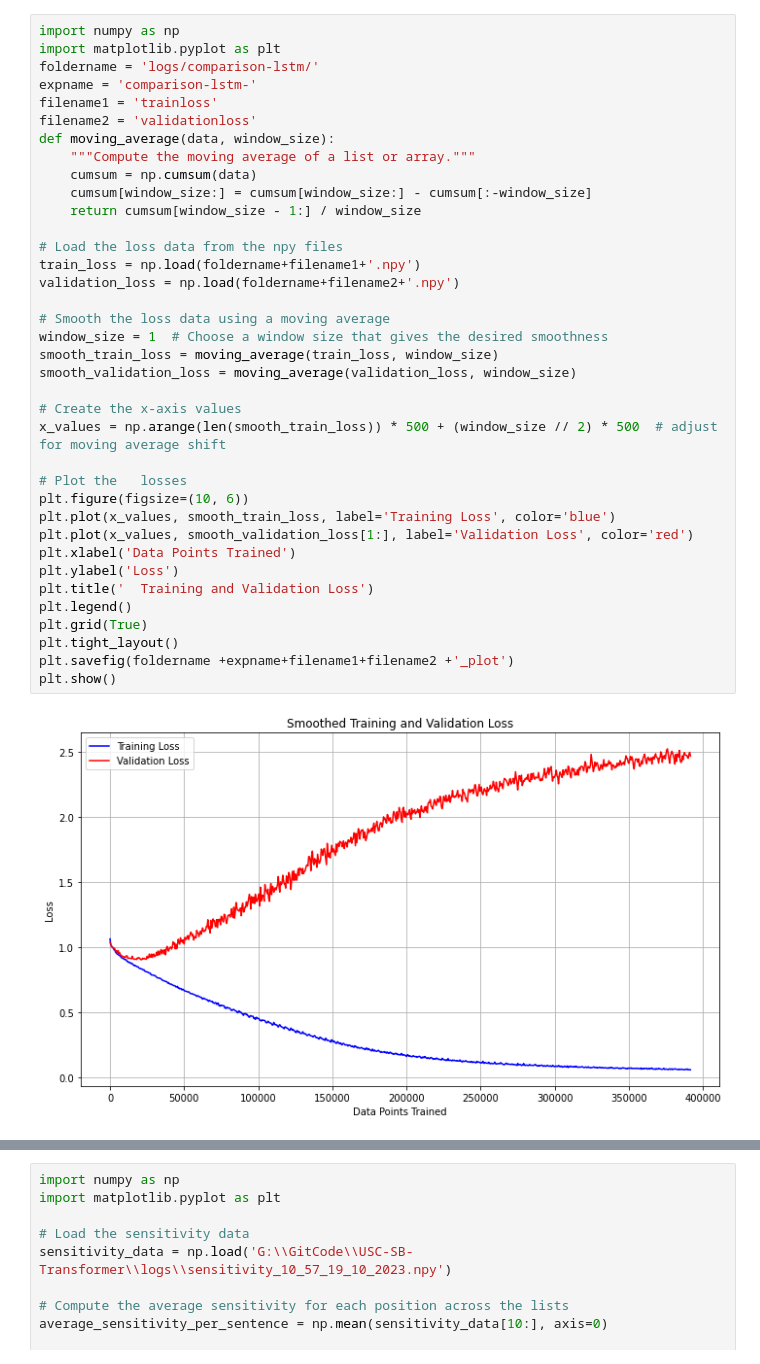
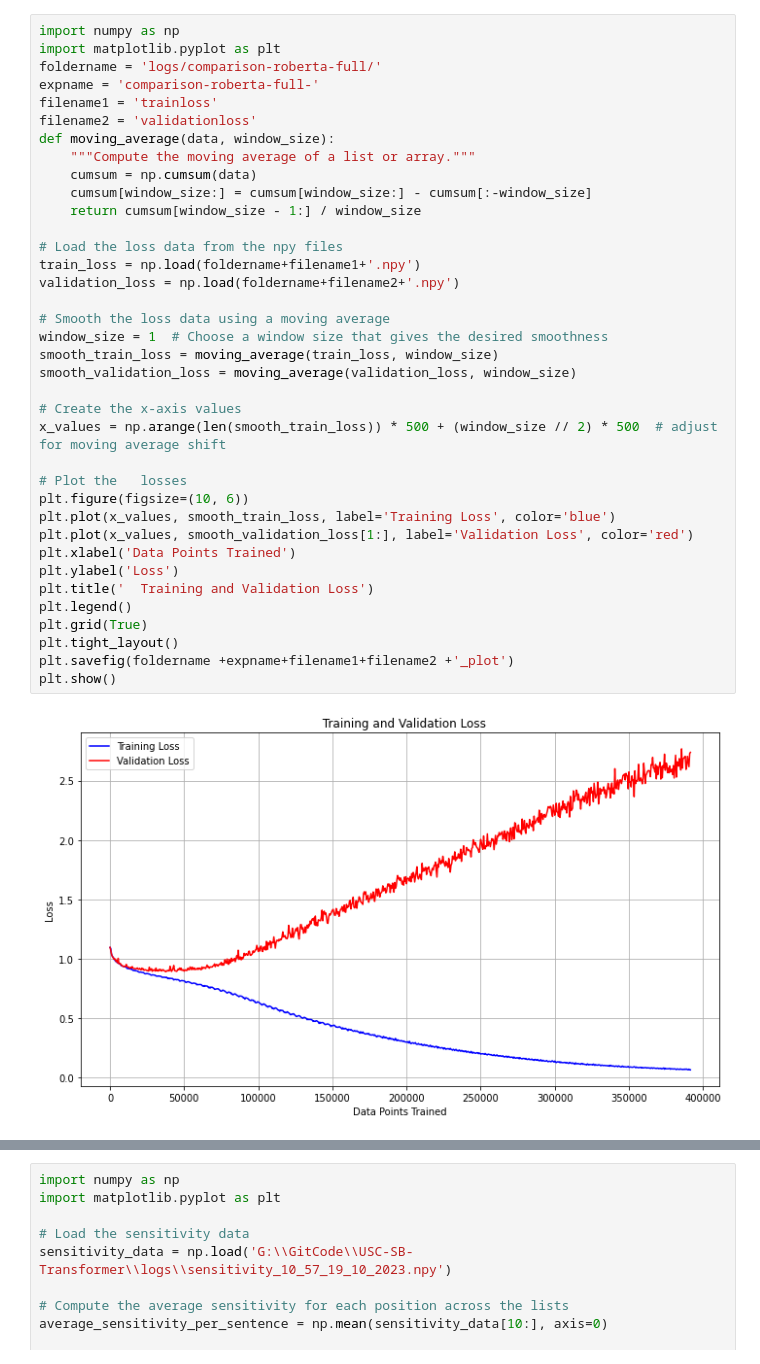
Before and after one commit to KevinZhoutianyi/USC-SB-Transformer, a Jupyter notebook: plot.ipynb, the cells around one changed output, grey strips where cells are left out. Drawn from its saved outputs; the diff is of its cells as text.

```diff
--- a/plot.ipynb
+++ b/plot.ipynb
@@ -1,42 +1,42 @@
 # %%
 import numpy as np
 import matplotlib.pyplot as plt
-foldername = 'logs/comparison-lstm/'
-expname = 'comparison-lstm-'
+foldername = 'logs/comparison-roberta-full/'
+expname = 'comparison-roberta-full-'
 filename1 = 'trainloss'
 filename2 = 'validationloss'
 def moving_average(data, window_size):
     """Compute the moving average of a list or array."""
     cumsum = np.cumsum(data)
     cumsum[window_size:] = cumsum[window_size:] - cumsum[:-window_size]
     return cumsum[window_size - 1:] / window_size
 
 # Load the loss data from the npy files
 train_loss = np.load(foldername+filename1+'.npy')
 validation_loss = np.load(foldername+filename2+'.npy')
 
 # Smooth the loss data using a moving average
 window_size = 1  # Choose a window size that gives the desired smoothness
 smooth_train_loss = moving_average(train_loss, window_size)
 smooth_validation_loss = moving_average(validation_loss, window_size)
 
 # Create the x-axis values
 x_values = np.arange(len(smooth_train_loss)) * 500 + (window_size // 2) * 500  # adjust for moving average shift
 
 # Plot the   losses
 plt.figure(figsize=(10, 6))
 plt.plot(x_values, smooth_train_loss, label='Training Loss', color='blue')
 plt.plot(x_values, smooth_validation_loss[1:], label='Validation Loss', color='red')
 plt.xlabel('Data Points Trained')
 plt.ylabel('Loss')
 plt.title('  Training and Validation Loss')
 plt.legend()
 plt.grid(True)
 plt.tight_layout()
 plt.savefig(foldername +expname+filename1+filename2 +'_plot')
 plt.show()
 # %% [output]
-[figure, old version]
+[figure, new version]
 # %%
 import numpy as np
 import matplotlib.pyplot as plt
```
Also changed, not shown: parts of 2 cells of this notebook, 2 other files.
